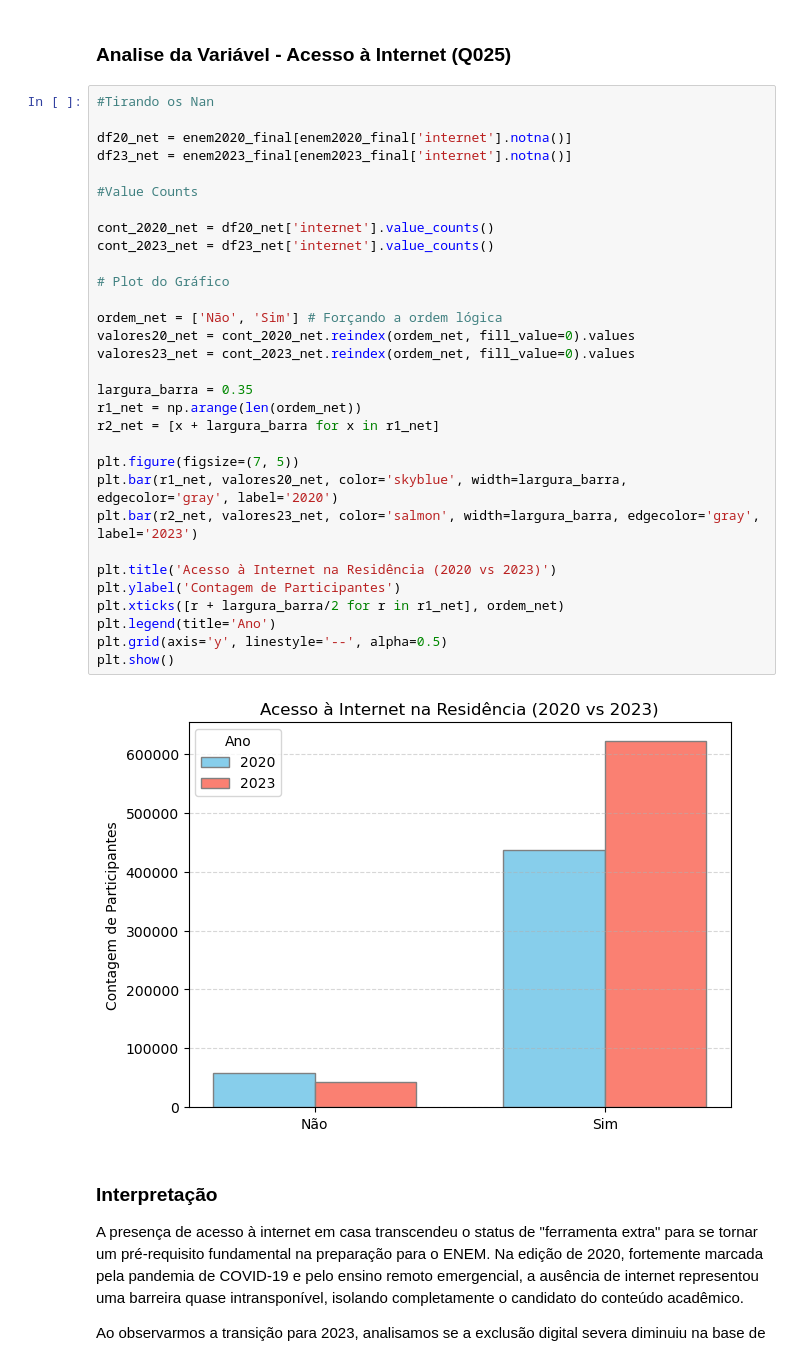
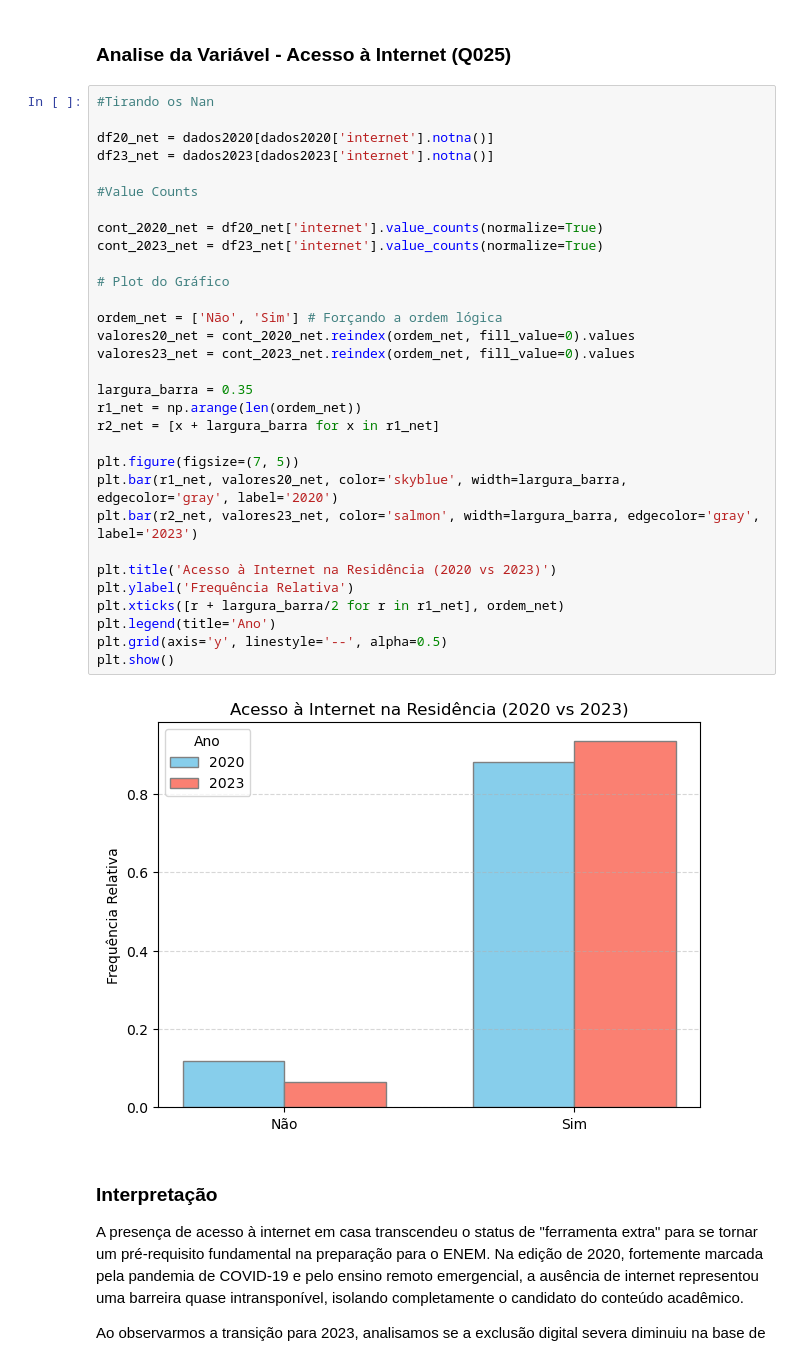
Before and after one commit to AllineOliveira/Projeto-2-Cdados, a Jupyter notebook: Projeto 2 - Grupo 6 2.ipynb, the cells around one changed output. Saved outputs shown, nothing was run; the diff lists cells and outputs as text.

```diff
--- a/Projeto 2 - Grupo 6 2.ipynb
+++ b/Projeto 2 - Grupo 6 2.ipynb
@@ -1140,36 +1141,36 @@ ___
 # %%
 #Tirando os Nan
 
-df20_net = enem2020_final[enem2020_final['internet'].notna()]
-df23_net = enem2023_final[enem2023_final['internet'].notna()]
+df20_net = dados2020[dados2020['internet'].notna()]
+df23_net = dados2023[dados2023['internet'].notna()]
 
 #Value Counts
 
-cont_2020_net = df20_net['internet'].value_counts()
-cont_2023_net = df23_net['internet'].value_counts()
+cont_2020_net = df20_net['internet'].value_counts(normalize=True)
+cont_2023_net = df23_net['internet'].value_counts(normalize=True)
 
 # Plot do Gráfico
 
 ordem_net = ['Não', 'Sim'] # Forçando a ordem lógica
 valores20_net = cont_2020_net.reindex(ordem_net, fill_value=0).values
 valores23_net = cont_2023_net.reindex(ordem_net, fill_value=0).values
 
 largura_barra = 0.35
 r1_net = np.arange(len(ordem_net))
 r2_net = [x + largura_barra for x in r1_net]
 
 plt.figure(figsize=(7, 5))
 plt.bar(r1_net, valores20_net, color='skyblue', width=largura_barra, edgecolor='gray', label='2020')
 plt.bar(r2_net, valores23_net, color='salmon', width=largura_barra, edgecolor='gray', label='2023')
 
 plt.title('Acesso à Internet na Residência (2020 vs 2023)')
-plt.ylabel('Contagem de Participantes')
+plt.ylabel('Frequência Relativa')
 plt.xticks([r + largura_barra/2 for r in r1_net], ordem_net)
 plt.legend(title='Ano')
 plt.grid(axis='y', linestyle='--', alpha=0.5)
 plt.show()
 # %% [output]
-[figure, old version]
+[figure, new version]
 # %% [markdown]
 ### Interpretação
 
```
Also changed, not shown: parts of 26 cells of this notebook.
